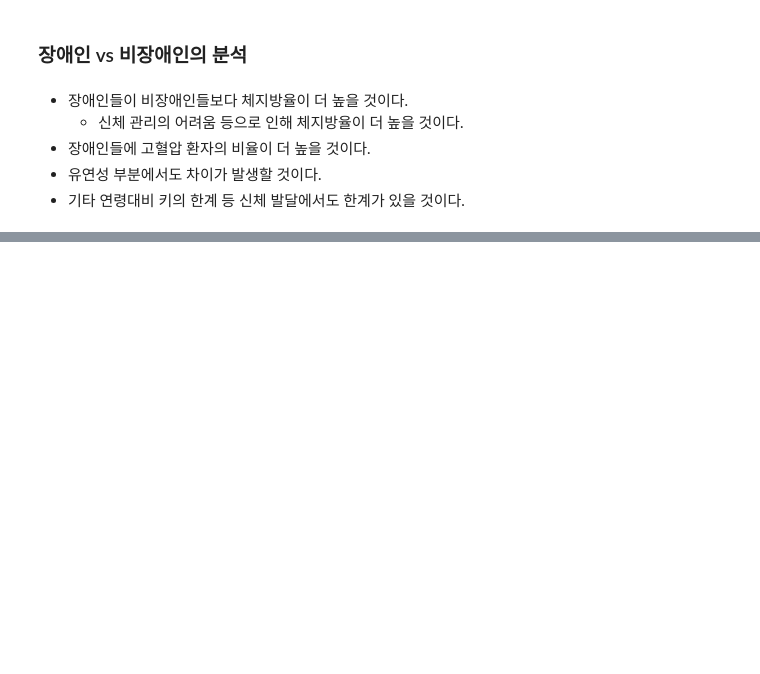
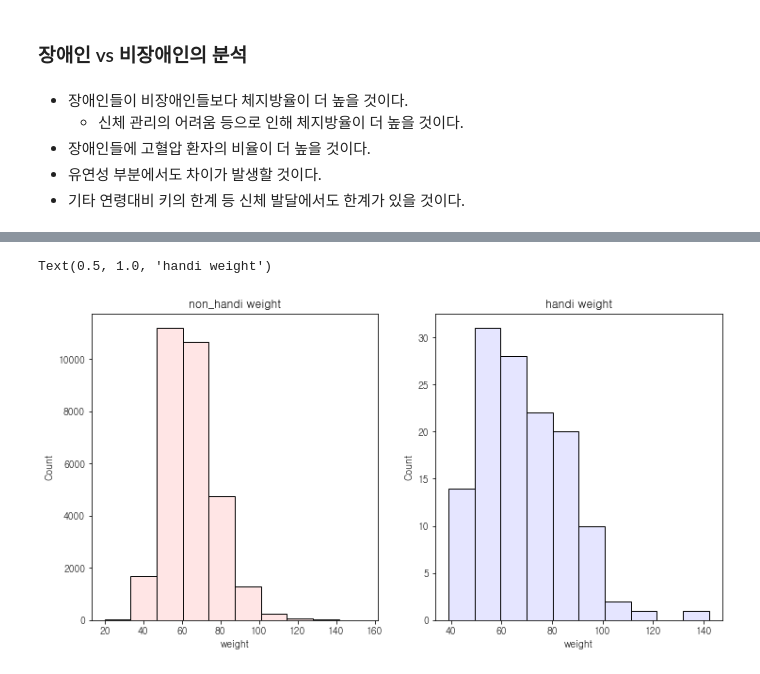
Before and after one commit to SeongwonTak/Data_projects, a Jupyter notebook: Physical_fitness_project/Physical_fitness_project.ipynb, the cells around one changed output, grey strips where cells are left out. Saved outputs shown, nothing was run; the diff lists cells and outputs as text; code cells hidden in the pictures; blank space fills up the shorter version.

```diff
--- a/Physical_fitness_project/Physical_fitness_project.ipynb
+++ b/Physical_fitness_project/Physical_fitness_project.ipynb
@@ -1422,0 +1447,14 @@ dtype: int64
+# %%
+plt.figure(figsize = (12,6))
+plt.subplot(121)
+sns.histplot(non_handi_data.weight, bins = 10,
+             color = 'red', alpha = 0.1)
+plt.title('non_handi weight')
+
+plt.subplot(122)
+sns.histplot(handi_data.weight, bins = 10,
+             color = 'blue', alpha = 0.1)
+plt.title('handi weight')
+# %% [output]
+Text(0.5, 1.0, 'handi weight')
+[figure, added]
```
Also changed, not shown: parts of 85 cells of this notebook, 2 other files.
